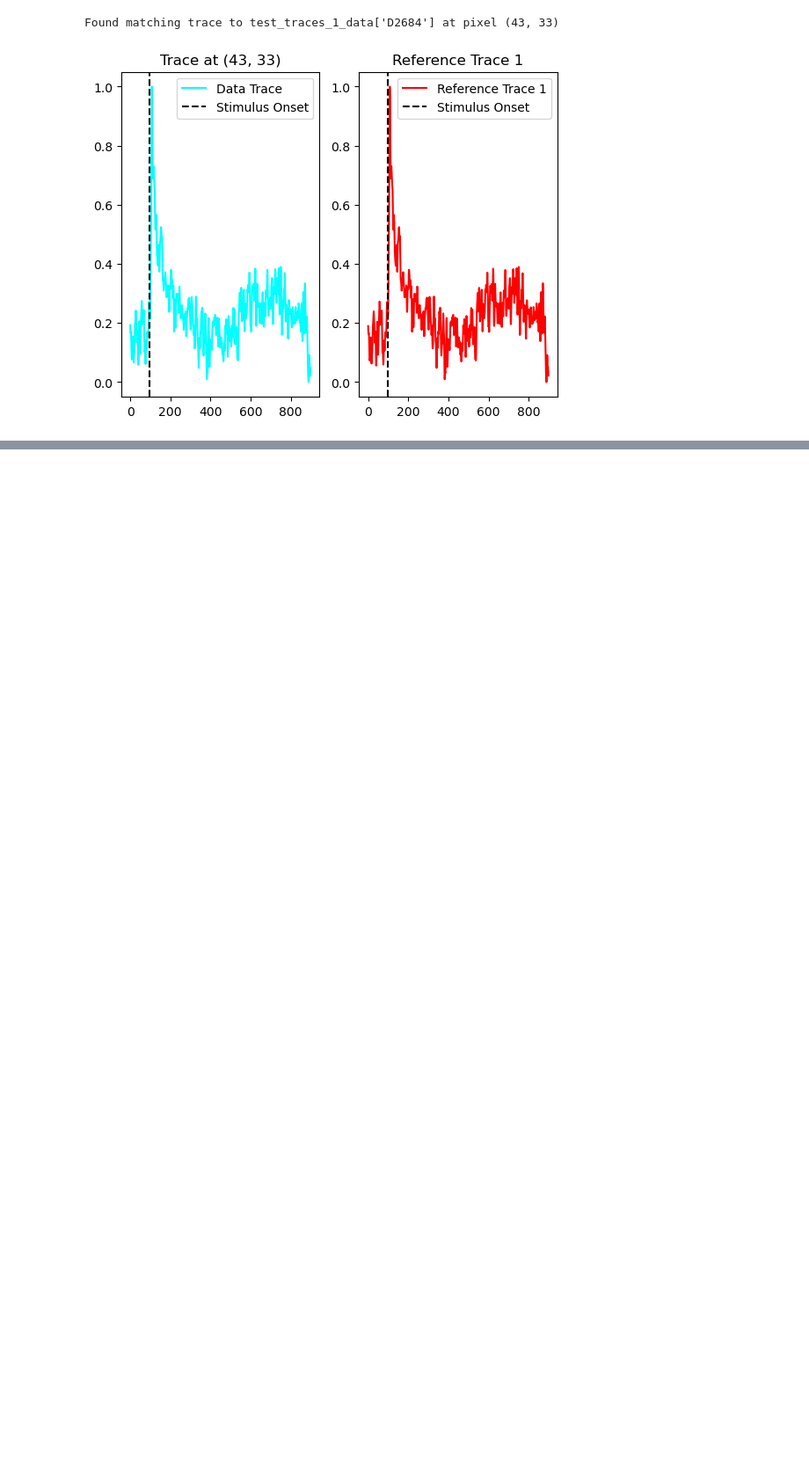
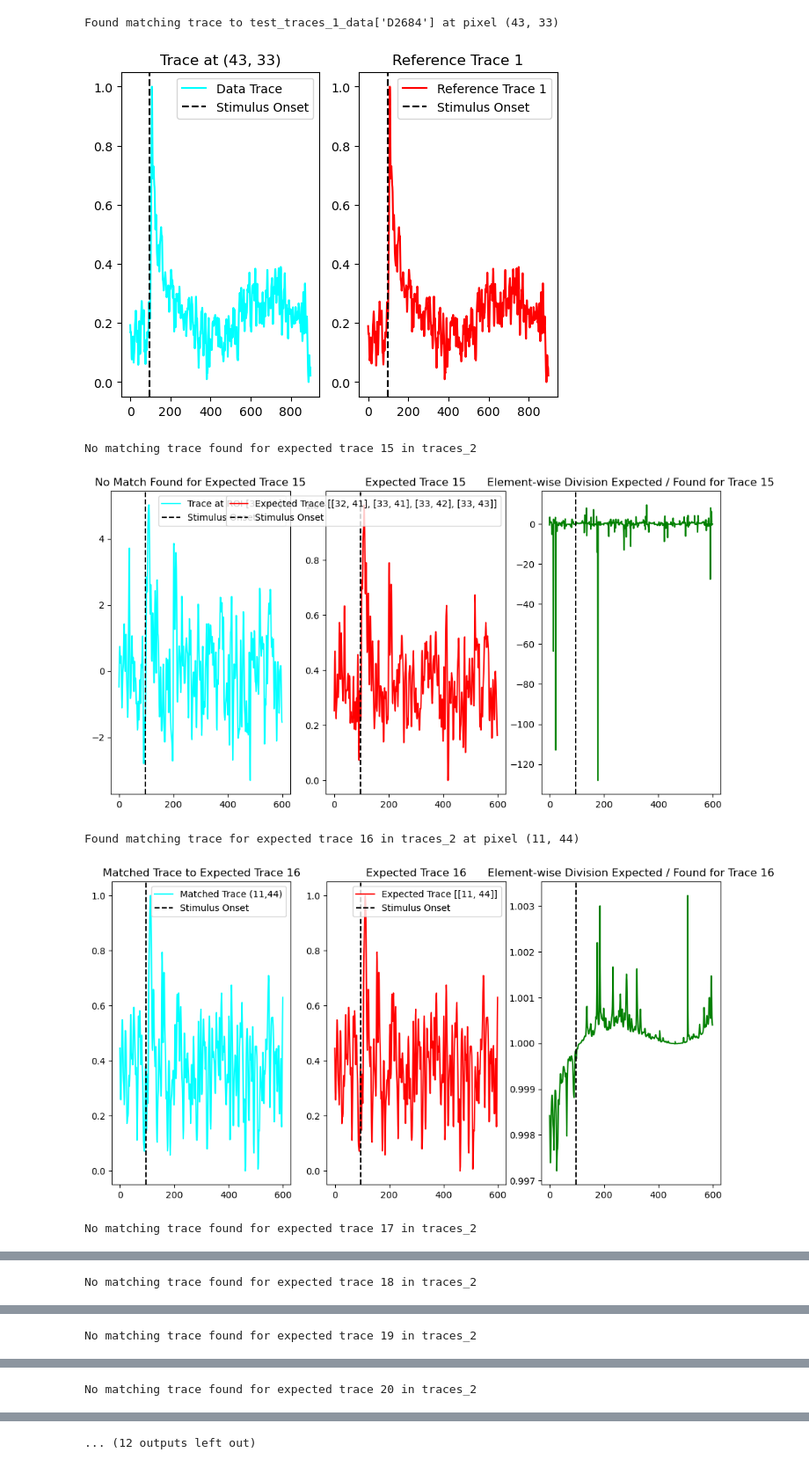
Before and after one commit to TianchengXu0420/ZDA_Adventure, a Jupyter notebook: unit_test.ipynb, the cells around one changed output, grey strips where cells are left out. Shown at 88% size. Saved outputs shown, nothing was run; the diff lists cells and outputs as text; code cells hidden in the pictures; blank space fills up the shorter version.

```diff
--- a/unit_test.ipynb
+++ b/unit_test.ipynb
@@ -160,0 +206,58 @@ Found matching trace to test_traces_1_data['D2684'] at pixel (43, 33)
+# %%
+# for each expected trace, search for a close match in traces_2
+for i in range(15, len(traces_expected_2.columns)):
+    expected_trace = traces_expected_2.iloc[:, i].to_numpy()
+    # normalize expected trace to its own min and max for comparison
+    expected_trace = (expected_trace - np.min(expected_trace)) / (np.max(expected_trace) - np.min(expected_trace))
+    found_match = False
+    for x in range(80):
+        for y in range(80):
+            trace = TraceSelector(data_no_rli_div_2).get_trace_from_roi([[x,y]])
+            # normalize trace to its own min and max for comparison
+            trace = (trace - np.min(trace)) / (np.max(trace) - np.min(trace))
+            if np.allclose(trace, expected_trace, atol=1e-2):
+                print(f"Found matching trace for expected trace {i} in traces_2 at pixel ({x}, {y})")
+                found_match = True
+                break
+        if found_match:
+            break
+
+    if not found_match:
+        print(f"No matching trace found for expected trace {i} in traces_2")
+    # show match, and show expected vs found x,y location
+    # adjust plot size
+    plt.figure(figsize=(12, 6))
+    plt.subplot(1,3,1)
+    if found_match:
+        plt.title(f"Matched Trace to Expected Trace {i}")
+        plt.plot(trace, label=f'Matched Trace ({x},{y})', c='cyan')
+    else:  # plot equivalent pixel's trace
+        plt.title(f"No Match Found for Expected Trace {i}")
+        x_roi, y_roi = rois_2[i-1][0]
+        trace = TraceSelector(data_no_rli_div_2).get_trace_from_roi([[x_roi,y_roi]])
+        plt.plot(trace, label=f'Trace at ROI {rois_2[i-1][0]}', c='cyan')
+    plt.axvline(x=stim_time, color='k', linestyle='--', label='Stimulus Onset')
+    plt.legend()
+    plt.subplot(1,3,2)
+    plt.title(f"Expected Trace {i}")
+    plt.plot(expected_trace, label=f'Expected Trace {rois_2[i-1]}', c='red')
+    plt.axvline(x=stim_time, color='k', linestyle='--', label='Stimulus Onset')
+    plt.legend()
+    plt.subplot(1,3,3)
+    # show element wise division of expected_trace / trace
+    plt.title(f"Element-wise Division Expected / Found for Trace {i}")
+
+    division = expected_trace / trace
+    plt.plot(division, label='Expected / Matched', c='green')
+    plt.axvline(x=stim_time, color='k', linestyle='--', label='Stimulus Onset')
+
+    plt.show()
+
+    if i > 25:  # limit output for brevity
+        break
+# %% [output]
+No matching trace found for expected trace 15 in traces_2
+[figure, added]
+Found matching trace for expected trace 16 in traces_2 at pixel (11, 44)
+[figure, added]
+No matching trace found for expected trace 17 in traces_2
@@ -160,0 +265 @@ Found matching trace to test_traces_1_data['D2684'] at pixel (43, 33)
+No matching trace found for expected trace 18 in traces_2
@@ -160,0 +267 @@ Found matching trace to test_traces_1_data['D2684'] at pixel (43, 33)
+No matching trace found for expected trace 19 in traces_2
@@ -160,0 +269 @@ Found matching trace to test_traces_1_data['D2684'] at pixel (43, 33)
+No matching trace found for expected trace 20 in traces_2
@@ -161,3 +271,4 @@ Found matching trace to test_traces_1_data['D2684'] at pixel (43, 33)
+... (12 outputs left out)
 # %%
 # Test the MeasureProperties class to validate against
 # values extracted via PhotoZ.
```
Also changed, not shown: parts of 6 cells of this notebook, 10 other files.
